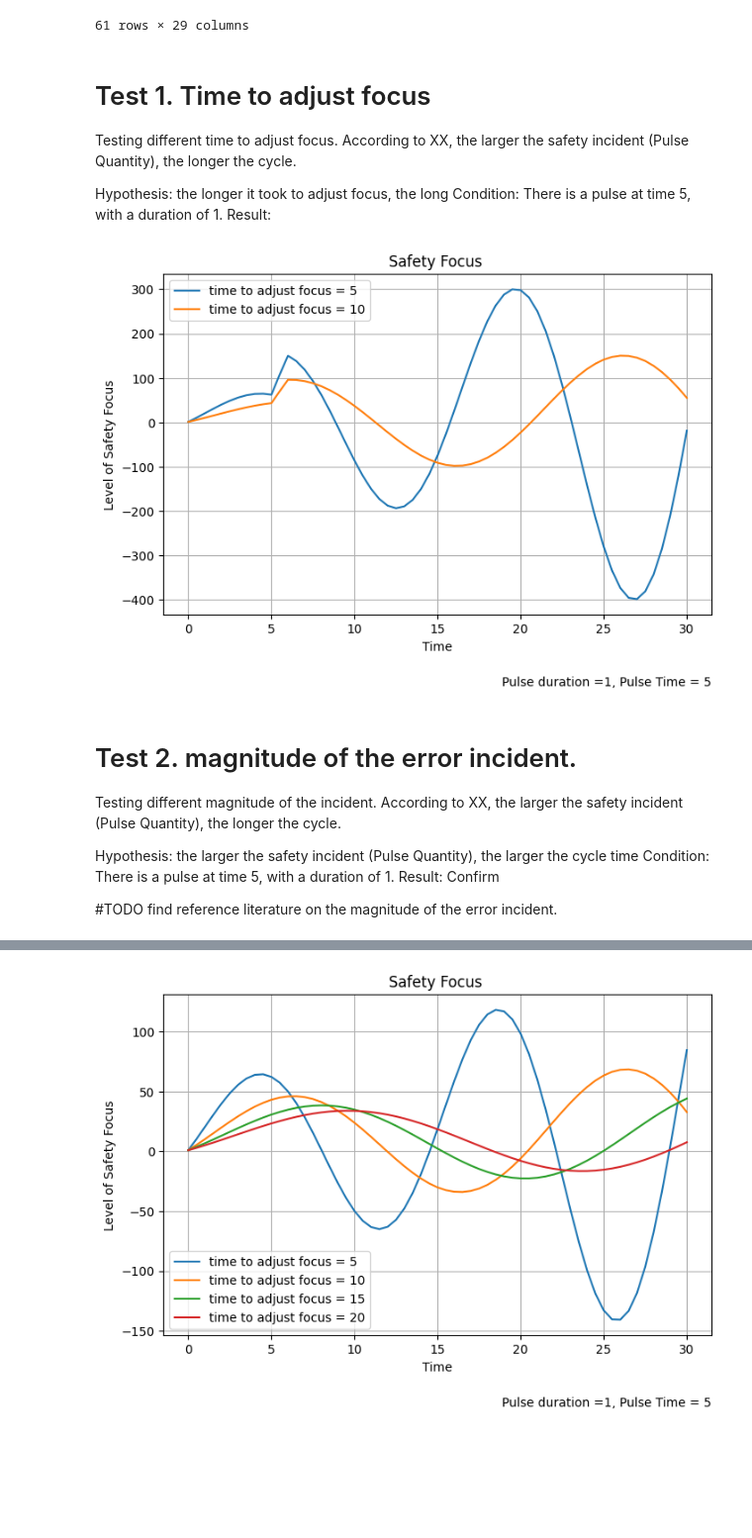
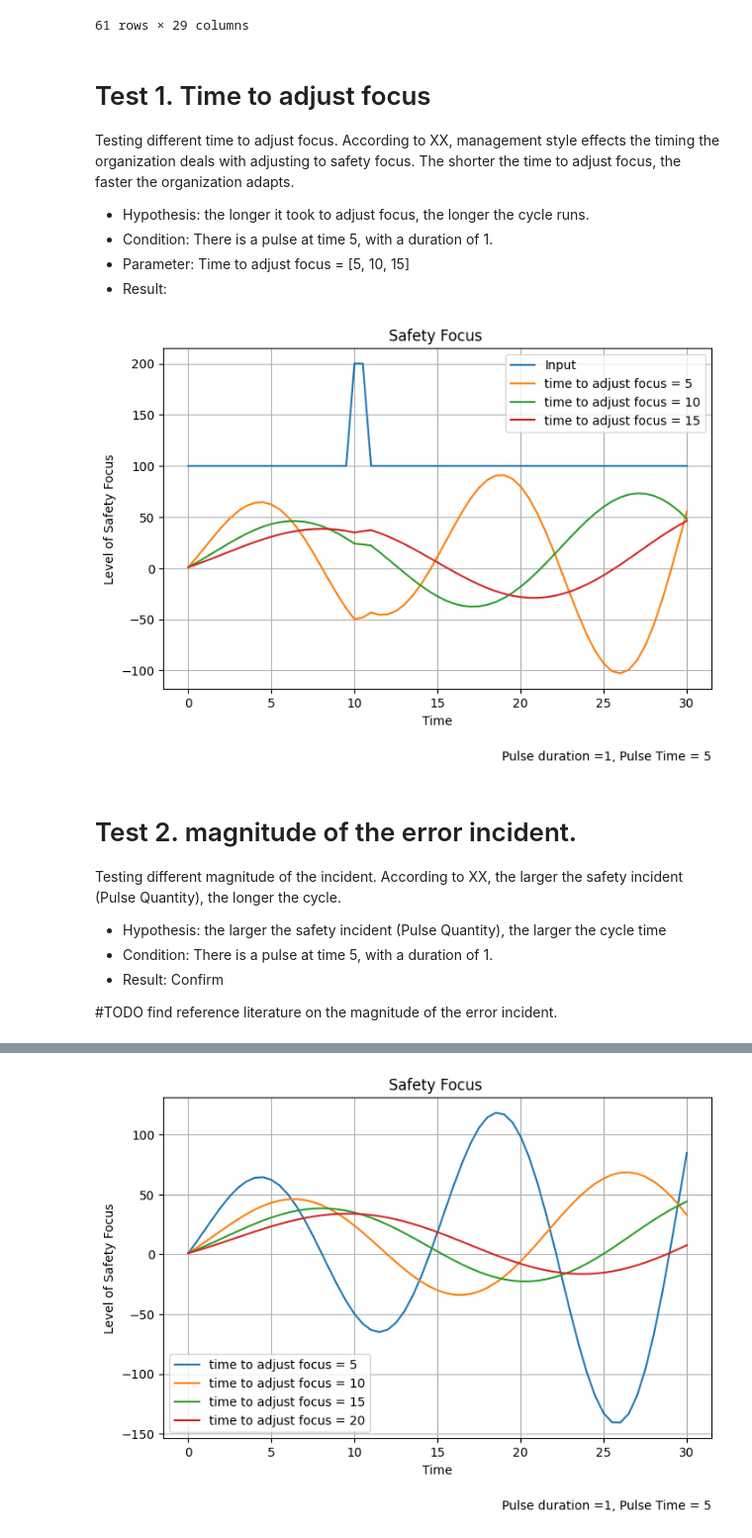
Before and after one commit to georgia-max/OrganizationOscillation, a Jupyter notebook: src/Run_SD_model.ipynb, the cells around one changed output, grey strips where cells are left out. Shown at 99% size. Saved outputs shown, nothing was run; the diff lists cells and outputs as text; code cells hidden in the pictures; blank space fills up the shorter version.

Commit message:
first commit, test using pysd to run vensim model

```diff
--- a/src/Run_SD_model.ipynb
+++ b/src/Run_SD_model.ipynb
@@ -120,71 +120,72 @@ stocks
 # %% [markdown]
 # Test 1. Time to adjust focus
 
-Testing different time to adjust focus. According to XX, the larger the safety incident (Pulse Quantity), the longer the cycle.
+Testing different time to adjust focus. According to XX, management style effects the timing the organization deals with adjusting to safety focus. The shorter the time to adjust focus, the faster the organization adapts.
 
-Hypothesis: the longer it took to adjust focus, the long
-Condition: There is a pulse at time 5, with a duration of 1.
-Result:
+- Hypothesis: the longer it took to adjust focus, the longer the cycle runs.
+- Condition: There is a pulse at time 5, with a duration of 1.
+- Parameter: Time to adjust focus = [5, 10, 15]
+- Result:
 # %%
 
 fig, ax = plt.subplots(figsize=(8,5))
 
 
 # condition = {'Pulse start time': 0, 'Pulse end time': 10, 'Pulse Quantity': 0.1, 'Pulse duration': 0, 'Time to adjust focus': 5}
-condition = {'Pulse start time': 1, 'Pulse end time': 0, 'Pulse Quantity 1': 5, 'Pulse duration': 1, 'Pulse repeat time': 5, 'Pulse Time':  5, 'Time to adjust focus': 5}
+condition = {'Pulse start time': 1, 'Pulse end time': 0, 'Pulse Quantity 1': 1, 'Pulse duration': 1, 'Pulse repeat time': 5, 'Pulse Time':  10, 'Time to adjust focus': 5}
 
 m1 = model.run(params= condition)
+m1['Safety Threshold'].plot(label = 'Input')
 
 m1['Safety focus'].plot(label = 'time to adjust focus = 5')
-# m1['Safety Threshold'].plot()
 
-condition = {'Pulse start time': 1, 'Pulse end time': 0, 'Pulse Quantity 1': 5, 'Pulse duration': 1, 'Pulse repeat time': 5, 'Pulse Time':  5, 'Time to adjust focus': 10}
+condition = {'Pulse start time': 1, 'Pulse end time': 0, 'Pulse Quantity 1': 1, 'Pulse duration': 1, 'Pulse repeat time': 5, 'Pulse Time':  10, 'Time to adjust focus': 10}
 
 # condition = {'Pulse start time': 0, 'Pulse end time': 10, 'Pulse Quantity': 0.1, 'Pulse duration': 0, 'Time to adjust focus': 10}
 m2 = model.run(params= condition)
 m2['Safety focus'].plot(label = 'time to adjust focus = 10')
 # m2['Safety Threshold'].plot()
 
-# condition = {'Pulse start time': 0, 'Pulse end time': 10, 'Pulse Quantity': 0.1, 'Pulse duration': 0, 'Time to adjust focus': 15}
-# m3 = model.run(params= condition)
-# m3['Safety focus'].plot(label = 'time to adjust focus = 15')
-# # m3['Safety Threshold'].plot()
+condition = {'Pulse start time': 1, 'Pulse end time': 0, 'Pulse Quantity 1': 1, 'Pulse duration': 1, 'Pulse repeat time': 5, 'Pulse Time':  10, 'Time to adjust focus': 15}
+m3 = model.run(params= condition)
+m3['Safety focus'].plot(label = 'time to adjust focus = 15')
+# m3['Safety Threshold'].plot()
 
 
 # condition = {'Pulse start time': 0, 'Pulse end time': 10, 'Pulse Quantity': 0.1, 'Pulse duration': 0, 'Time to adjust focus': 20}
 # m4 = model.run(params= condition)
 # m4['Safety focus'].plot(label = 'time to adjust focus = 20')
 # # m4['Safety Threshold'].plot()
 
 plt.title("Safety Focus ")
 plt.ylabel("Level of Safety Focus")
 plt.xlabel("Time")
 # plt.ylim(-1000, 1000)
 
 plt.legend()
 plt.grid()
 
 # Add a footnote below and to the right side of the chart
 ax.annotate('Pulse duration =1, Pulse Time = 5',
             xy = (1.0, -0.2),
             xycoords='axes fraction',
             ha='right',
             va="center",
             fontsize=10)
 
 
 
 plt.show()
 # %% [output]
-[figure, old version]
+[figure, new version]
 # %% [markdown]
 # Test 2. magnitude of the error incident.
 
 Testing different magnitude of the incident. According to XX, the larger the safety incident (Pulse Quantity), the longer the cycle.
 
-Hypothesis: the larger the safety incident (Pulse Quantity), the larger the cycle time
-Condition: There is a pulse at time 5, with a duration of 1.
-Result: Confirm
+- Hypothesis: the larger the safety incident (Pulse Quantity), the larger the cycle time
+- Condition: There is a pulse at time 5, with a duration of 1.
+- Result: Confirm
 
 #TODO find reference literature on the magnitude of the error incident.
 # %%
```
Also changed, not shown: parts of 3 cells of this notebook.
